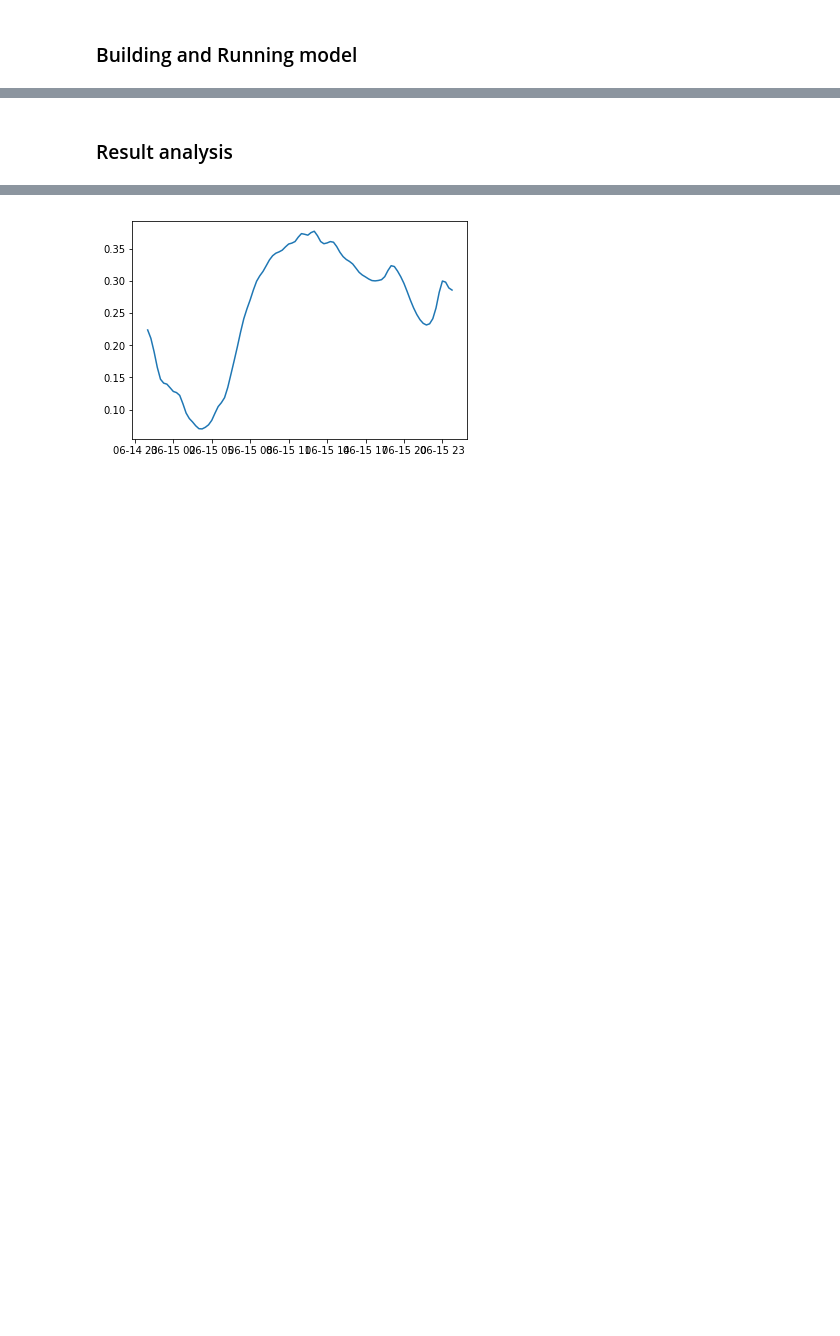
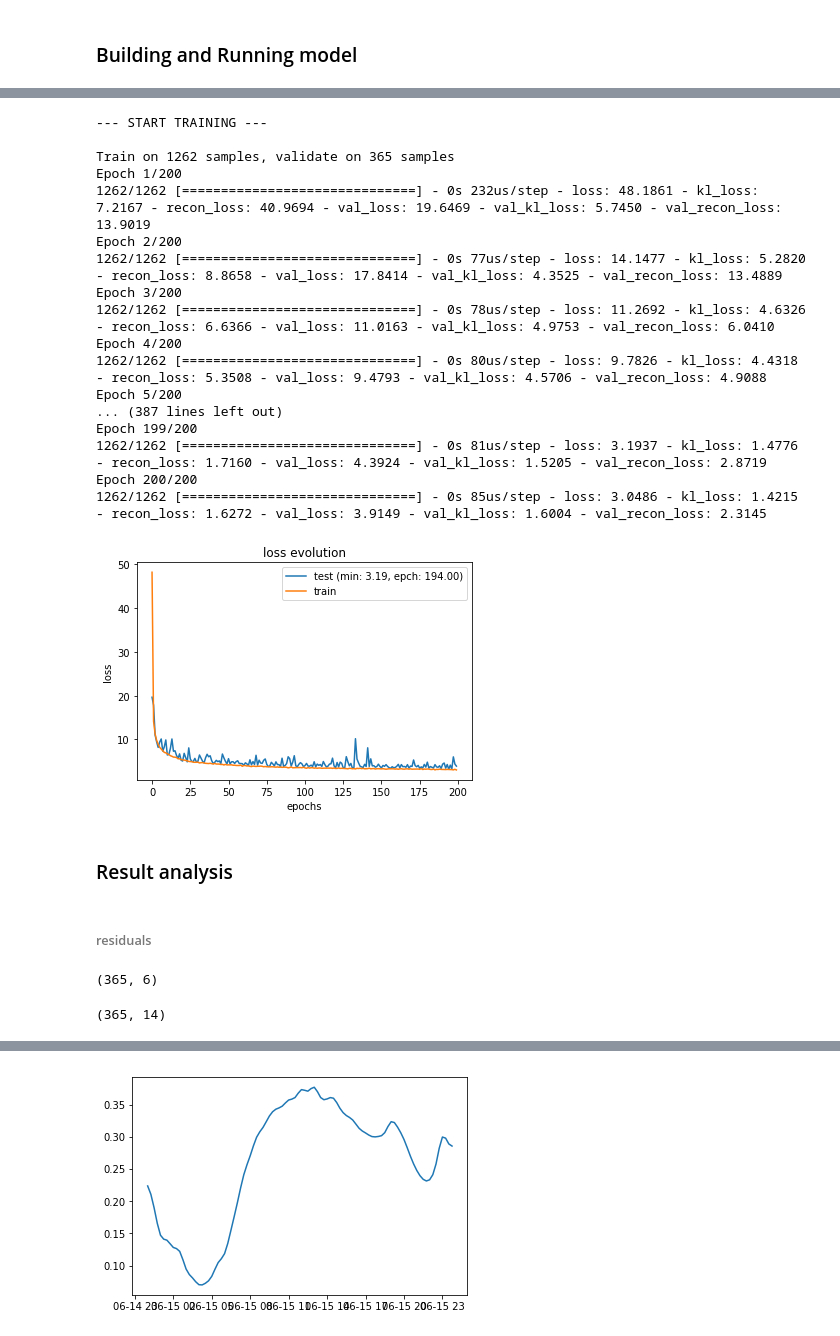
Before and after one commit to AntOliRsn/AutoEncoder, a Jupyter notebook: conso/conso_CVAE.ipynb, the cells around one changed output, grey strips where cells are left out. Saved outputs shown, nothing was run; the diff lists cells and outputs as text; code cells hidden in the pictures; blank space fills up the shorter version.

```diff
--- a/conso/conso_CVAE.ipynb
+++ b/conso/conso_CVAE.ipynb
@@ -88,3 +96,8 @@ X_train.shape
+# %%
+dataset = {}
+# %%
+dataset['train'] = {'x': [X_train, cond_train], 'y': X_train}
+dataset['test'] = {'x':  [X_test, cond_test], 'y': X_test}
 # %% [markdown]
 
 
@@ -160,2 +127,23 @@ pd.DataFrame(columns=['model_name', 'config','weight_loss',
+# %%
+model.main_train(dataset, training_epochs=200, batch_size=20, verbose=True)
+# %% [output]
+--- START TRAINING ---
+
+Train on 1262 samples, validate on 365 samples
+Epoch 1/200
+1262/1262 [==============================] - 0s 232us/step - loss: 48.1861 - kl_loss: 7.2167 - recon_loss: 40.9694 - val_loss: 19.6469 - val_kl_loss: 5.7450 - val_recon_loss: 13.9019
+Epoch 2/200
+1262/1262 [==============================] - 0s 77us/step - loss: 14.1477 - kl_loss: 5.2820 - recon_loss: 8.8658 - val_loss: 17.8414 - val_kl_loss: 4.3525 - val_recon_loss: 13.4889
+Epoch 3/200
+1262/1262 [==============================] - 0s 78us/step - loss: 11.2692 - kl_loss: 4.6326 - recon_loss: 6.6366 - val_loss: 11.0163 - val_kl_loss: 4.9753 - val_recon_loss: 6.0410
+Epoch 4/200
+1262/1262 [==============================] - 0s 80us/step - loss: 9.7826 - kl_loss: 4.4318 - recon_loss: 5.3508 - val_loss: 9.4793 - val_kl_loss: 4.5706 - val_recon_loss: 4.9088
+Epoch 5/200
+... (387 lines left out)
+Epoch 199/200
+1262/1262 [==============================] - 0s 81us/step - loss: 3.1937 - kl_loss: 1.4776 - recon_loss: 1.7160 - val_loss: 4.3924 - val_kl_loss: 1.5205 - val_recon_loss: 2.8719
+Epoch 200/200
+1262/1262 [==============================] - 0s 85us/step - loss: 3.0486 - kl_loss: 1.4215 - recon_loss: 1.6272 - val_loss: 3.9149 - val_kl_loss: 1.6004 - val_recon_loss: 2.3145
+[figure, added]
 # %% [markdown]
 ### Result analysis
@@ -164 +150,12 @@ X_hat = cvae.predict([X_train, cond_train])
+# %% [markdown]
+###### residuals
+# %%
+z_hat = model.encoder.predict([X_test, cond_test])[0]
+z_hat.shape
+# %% [output]
+(365, 6)
+# %%
+cond_test.shape
+# %% [output]
+(365, 14)
 # %%
```
Also changed, not shown: parts of 49 cells of this notebook, 45 other files.
